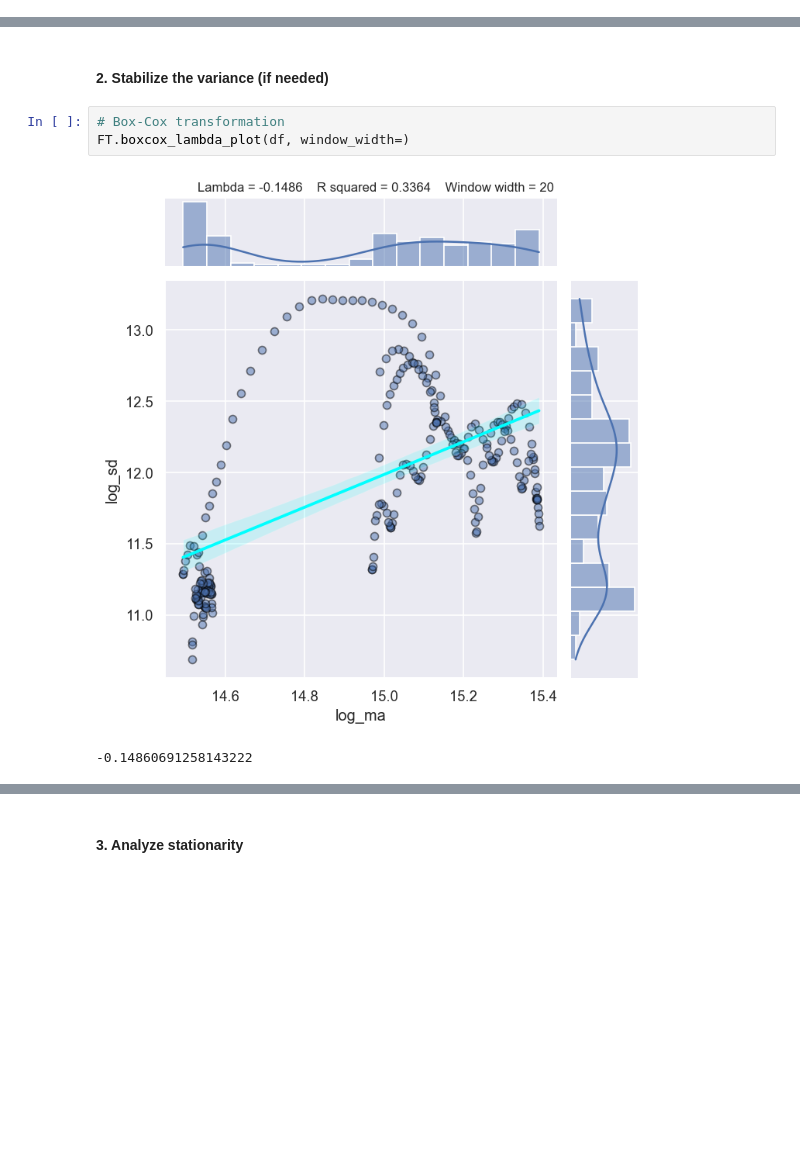
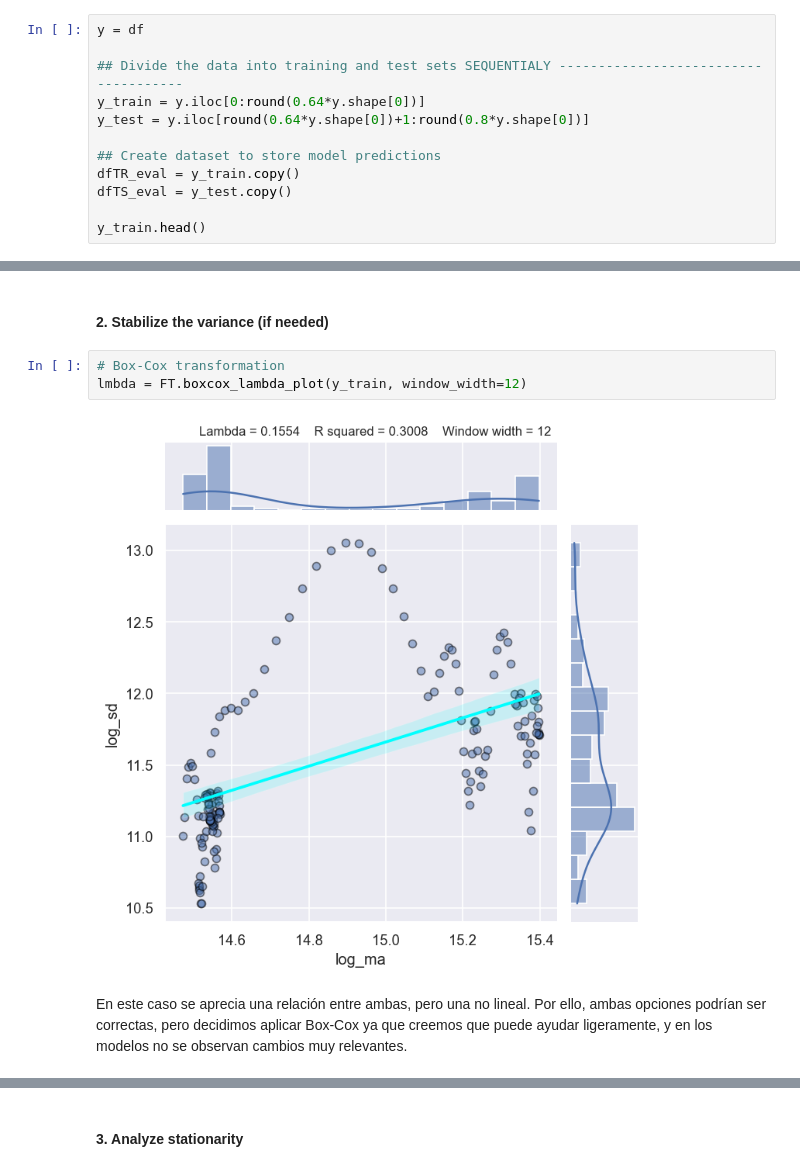
Before and after one commit to juanls1/Assignment2_ML, a Jupyter notebook: ML_Assignment2.ipynb, the cells around one changed output, grey strips where cells are left out. Saved outputs shown, nothing was run; the diff lists cells and outputs as text; blank space fills up the shorter version.

```diff
--- a/ML_Assignment2.ipynb
+++ b/ML_Assignment2.ipynb
@@ -85,3 +87,15 @@ ax.set(title='Unemployment data in Spain from January 2001 to October 2022', xla
 plt.show()
 # %% [output]
 [figure]
+# %%
+y = df
+
+## Divide the data into training and test sets SEQUENTIALY -------------------------------------
+y_train = y.iloc[0:round(0.64*y.shape[0])]
+y_test = y.iloc[round(0.64*y.shape[0])+1:round(0.8*y.shape[0])]
+
+## Create dataset to store model predictions
+dfTR_eval = y_train.copy()
+dfTS_eval = y_test.copy()
+
+y_train.head()
@@ -97,10 +125,11 @@ FT.ts_display(df,lags=50)
 #### 2. Stabilize the variance (if needed)
 # %%
 # Box-Cox transformation
-FT.boxcox_lambda_plot(df, window_width=)
+lmbda = FT.boxcox_lambda_plot(y_train, window_width=12)
 # %% [output]
-[figure, old version]
+[figure, new version]
--0.14860691258143222
+# %% [markdown]
+En este caso se aprecia una relación entre ambas, pero una no lineal. Por ello, ambas opciones podrían ser correctas, pero decidimos aplicar Box-Cox ya que creemos que puede ayudar ligeramente, y en los modelos no se observan cambios muy relevantes.
 # %%
 # Compute Box CoxPlot transformed data
 BOX_COX = True
```
Also changed, not shown: parts of 41 cells of this notebook.
